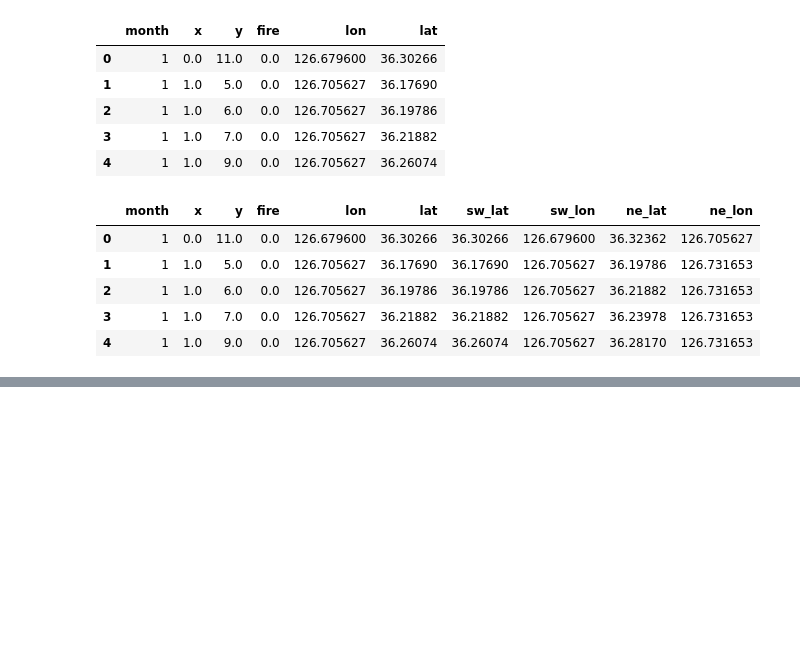
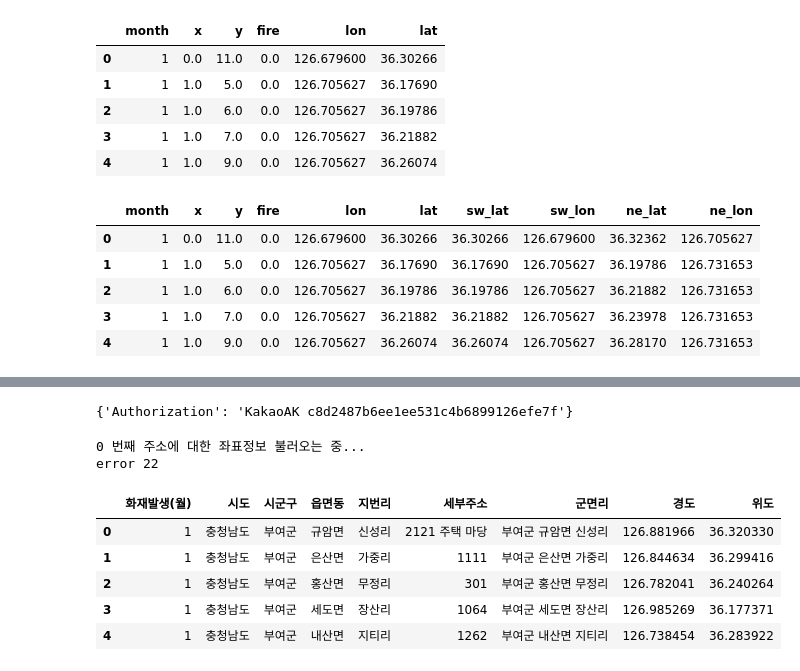
Before and after one commit to sihan827/Fire-Prediction, a Jupyter notebook: training.ipynb, the cells around one changed output, grey strips where cells are left out. Drawn from its saved outputs; the diff is of its cells as text; code cells hidden in the pictures; blank space fills up the shorter version.

```diff
--- a/training.ipynb
+++ b/training.ipynb
@@ -856,0 +891,60 @@ gmap
+# %%
+# 카카오맵 API
+API_KEY = 'c8d2487b6ee1ee531c4b6899126efe7f'
+headers = {'Authorization' : 'KakaoAK '+API_KEY}
+headers
+# %% [output]
+{'Authorization': 'KakaoAK c8d2487b6ee1ee531c4b6899126efe7f'}
+# %%
+# 위도 및 경도를 가져오는 함수
+def getLat(addr):
+    url = 'https://dapi.kakao.com/v2/local/search/address.json?query=' + addr
+    result = json.loads(str(requests.get(url, headers=headers).text))
+    if len(result['documents']) == 0:
+        new_addr = re.sub(r'[0-9]+', '', addr)
+        url = 'https://dapi.kakao.com/v2/local/search/address.json?query=' + new_addr
+        result = json.loads(str(requests.get(url, headers=headers).text))
+
+    match_first = result['documents'][0]['address']
+
+    return float(match_first['y'])
+
+def getLng(addr):
+    url = 'https://dapi.kakao.com/v2/local/search/address.json?query=' + addr
+    result = json.loads(str(requests.get(url, headers=headers).text))
+    if len(result['documents']) == 0:
+        new_addr = re.sub(r'[0-9]+', '', addr)
+        url = 'https://dapi.kakao.com/v2/local/search/address.json?query=' + new_addr
+        result = json.loads(str(requests.get(url, headers=headers).text))
+
+    match_first = result['documents'][0]['address']
+    return float(match_first['x'])
+# %%
+# 주소를 위도 경도로 변환
+for i in range(len(df_addr_2023)):
+    try:
+        lng = getLng(df_addr_2023['군면리'][i] + df_addr_2023['세부주소'][i])
+        lat = getLat(df_addr_2023['군면리'][i] + df_addr_2023['세부주소'][i])
+        df_addr_2023.loc[i,['경도']] = lng
+        df_addr_2023.loc[i,['위도']] = lat
+
+    except:
+        print('error',i)
+
+
+    if i%100 == 0:
+        print('{} 번째 주소에 대한 좌표정보 불러오는 중...'.format(i))
+# %% [output]
+0 번째 주소에 대한 좌표정보 불러오는 중...
+error 22
+# %%
+df_2023['경도'] = df_addr_2023['경도']
+df_2023['위도'] = df_addr_2023['위도']
+df_2023.head()
+# %% [output]
+|  | 화재발생(월) | 시도 | 시군구 | 읍면동 | 지번리 | 세부주소 | 군면리 | 경도 | 위도 |
+| 0 | 1 | 충청남도 | 부여군 | 규암면 | 신성리 | 2121 주택 마당 | 부여군 규암면 신성리 | 126.881966 | 36.320330 |
+| 1 | 1 | 충청남도 | 부여군 | 은산면 | 가중리 | 1111 | 부여군 은산면 가중리 | 126.844634 | 36.299416 |
+| 2 | 1 | 충청남도 | 부여군 | 홍산면 | 무정리 | 301 | 부여군 홍산면 무정리 | 126.782041 | 36.240264 |
+| 3 | 1 | 충청남도 | 부여군 | 세도면 | 장산리 | 1064 | 부여군 세도면 장산리 | 126.985269 | 36.177371 |
+| 4 | 1 | 충청남도 | 부여군 | 내산면 | 지티리 | 1262 | 부여군 내산면 지티리 | 126.738454 | 36.283922 |
```
Also changed, not shown: parts of 23 cells of this notebook, 3 other files.
